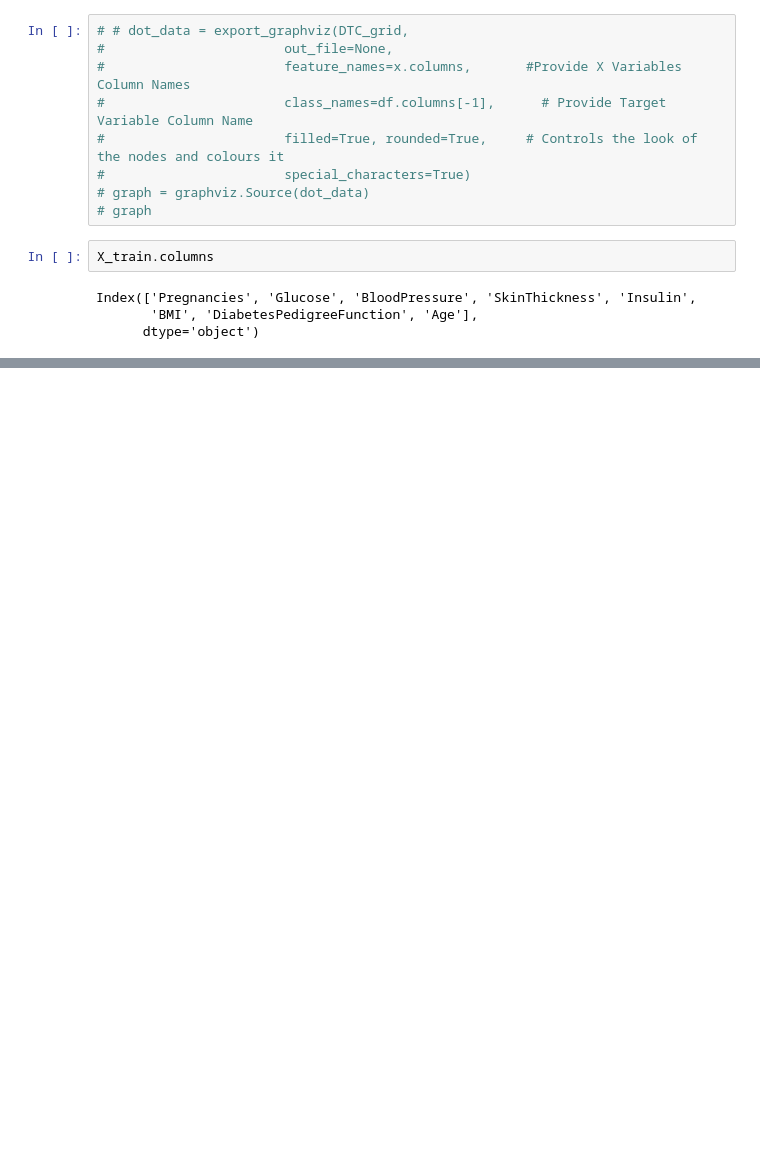
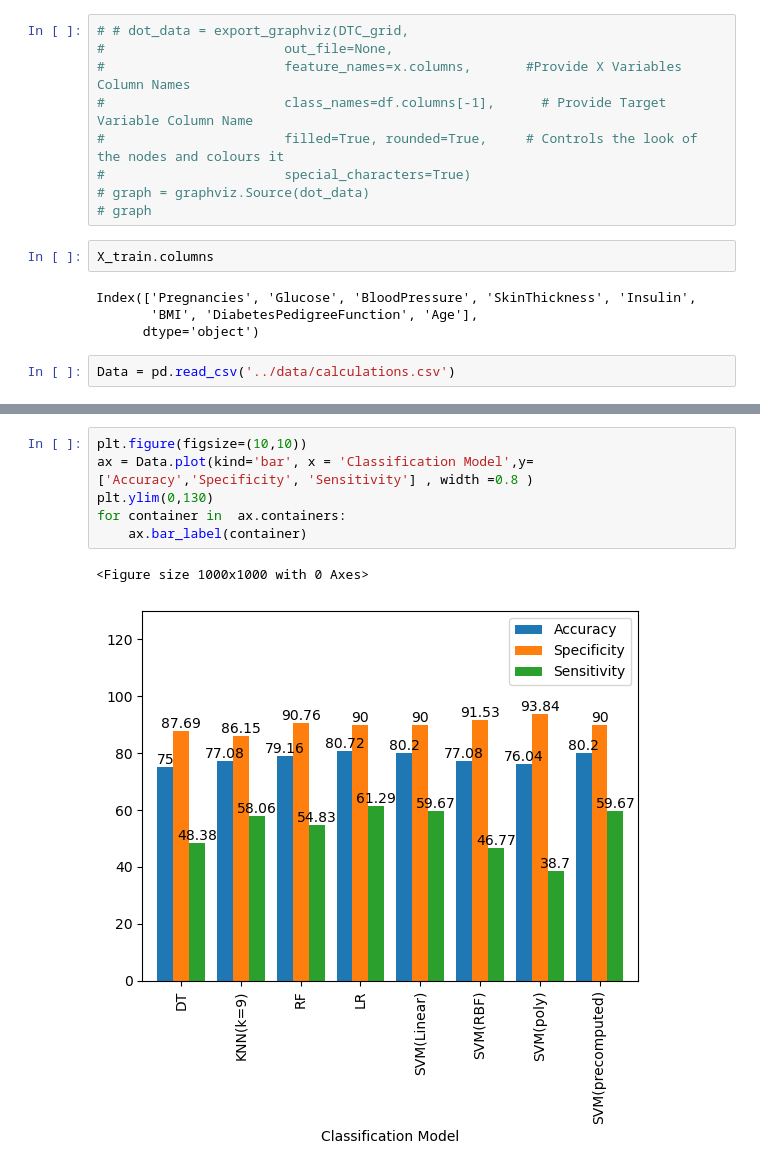
Before and after one commit to 573-pankaj/Work-on-Pima-Indians-Diabetes-Database, a Jupyter notebook: Code/Code_Pima Indian Diabetes Disease Dataset (PIDDD) by Pankaj.ipynb, the cells around one changed output, grey strips where cells are left out. Saved outputs shown, nothing was run; the diff lists cells and outputs as text; blank space fills up the shorter version.

Commit message:
17-2-2023 model accuracy calculated and updated the result

```diff
--- a/Code/Code_Pima Indian Diabetes Disease Dataset (PIDDD) by Pankaj.ipynb
+++ b/Code/Code_Pima Indian Diabetes Disease Dataset (PIDDD) by Pankaj.ipynb
@@ -1960,3 +2034,5 @@ X_train.columns
 Index(['Pregnancies', 'Glucose', 'BloodPressure', 'SkinThickness', 'Insulin',
        'BMI', 'DiabetesPedigreeFunction', 'Age'],
       dtype='object')
+# %%
+Data = pd.read_csv('../data/calculations.csv')
@@ -1962,0 +2069,9 @@ Index(['Pregnancies', 'Glucose', 'BloodPressure', 'SkinThickness', 'Insulin',
+# %%
+plt.figure(figsize=(10,10))
+ax = Data.plot(kind='bar', x = 'Classification Model',y= ['Accuracy','Specificity', 'Sensitivity'] , width =0.8 )
+plt.ylim(0,130)
+for container in  ax.containers:
+    ax.bar_label(container)
+# %% [output]
+<Figure size 1000x1000 with 0 Axes>
+[figure, added]
```
Also changed, not shown: parts of 36 cells of this notebook, 5 other files.
